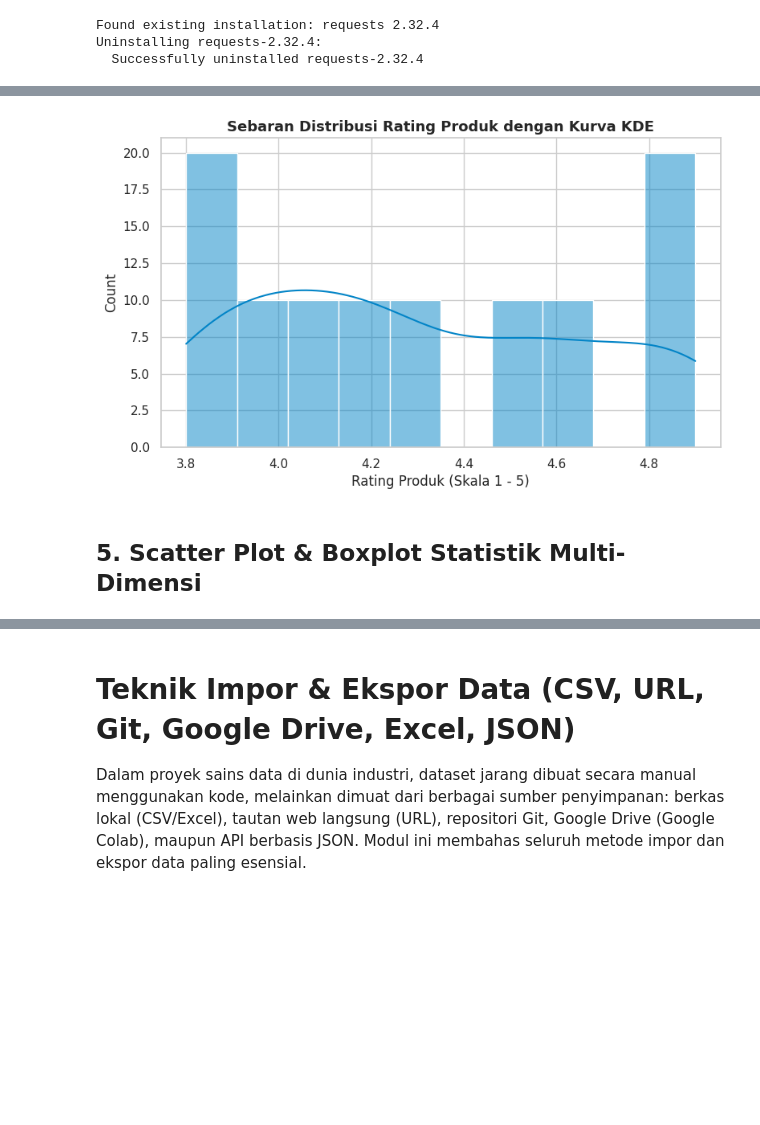
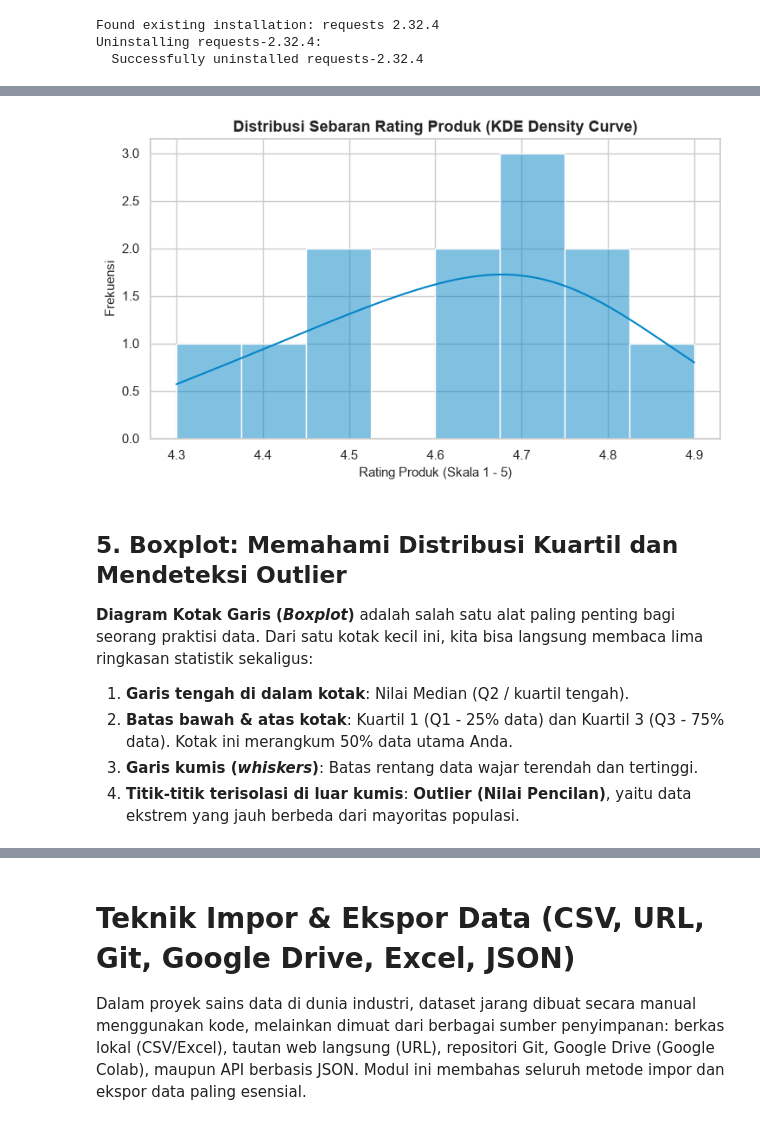
Before and after one commit to putuwahyu29/awd-course, a Jupyter notebook: public/notebooks/python-data-science/bab-2-package-data-science-lengkap.ipynb, the cells around one changed output, grey strips where cells are left out. Drawn from its saved outputs; the diff is of its cells as text; code cells hidden in the pictures; blank space fills up the shorter version.

```diff
--- a/public/notebooks/python-data-science/bab-2-package-data-science-lengkap.ipynb
+++ b/public/notebooks/python-data-science/bab-2-package-data-science-lengkap.ipynb
@@ -481,0 +1151,19 @@ data_transaksi.head()
+# %%
+import seaborn as sns
+import matplotlib.pyplot as plt
+import pandas as pd
+
+# Mengatur tema visual bersih bawaan Seaborn
+sns.set_theme(style="whitegrid")
+
+# Membuat dataset transaksi e-commerce
+data_transaksi = pd.DataFrame({
+    'Kategori': ['Komputer', 'Komputer', 'Aksesoris', 'Aksesoris', 'Audio', 'Audio', 'Komputer', 'Aksesoris', 'Audio', 'Komputer', 'Aksesoris', 'Audio'],
+    'Harga_Ribu': [8500, 12000, 150, 450, 800, 1500, 9200, 250, 1100, 7800, 350, 1800],
+    'Terjual': [15, 8, 85, 40, 30, 22, 12, 60, 25, 18, 50, 19],
+    'Metode_Bayar': ['Transfer', 'QRIS', 'QRIS', 'Cash', 'QRIS', 'Transfer', 'Transfer', 'Cash', 'QRIS', 'Transfer', 'QRIS', 'Transfer'],
+    'Rating': [4.8, 4.9, 4.5, 4.7, 4.3, 4.6, 4.7, 4.4, 4.5, 4.6, 4.8, 4.7]
+})
+
+print("Tabel Transaksi (5 Baris Pertama):")
+print(data_transaksi.head())
@@ -493,11 +1209,27 @@ KDE (*Kernel Density Estimate*) memperlihatkan perkiraan kurva kepadatan probabi
 # %%
-plt.figure(figsize=(9, 5))
-sns.histplot(data=data_transaksi, x='Rating', kde=True, color='#0284c7', bins=10)
-plt.title('Sebaran Distribusi Rating Produk dengan Kurva KDE', fontsize=13, fontweight='bold')
-plt.xlabel('Rating Produk (Skala 1 - 5)')
+plt.figure(figsize=(8.5, 4.5))
+
+# Histogram dengan estimasi kurva mulus KDE
+sns.histplot(
+    data=data_transaksi,
+    x='Rating',
+    kde=True,
+    color='#0284c7',
+    bins=8
+)
+
+plt.title('Distribusi Sebaran Rating Produk (KDE Density Curve)', fontsize=13, fontweight='bold')
+plt.xlabel('Rating Produk (Skala 1 - 5)', fontsize=11)
+plt.ylabel('Frekuensi', fontsize=11)
 plt.show()
 # %% [output]
-[figure, old version]
+[figure, new version]
-# %% [markdown]
-## 5. Scatter Plot & Boxplot Statistik Multi-Dimensi
+# %% [markdown]
+## 5. Boxplot: Memahami Distribusi Kuartil dan Mendeteksi Outlier
+
+**Diagram Kotak Garis (*Boxplot*)** adalah salah satu alat paling penting bagi seorang praktisi data. Dari satu kotak kecil ini, kita bisa langsung membaca lima ringkasan statistik sekaligus:
+1. **Garis tengah di dalam kotak**: Nilai Median (Q2 / kuartil tengah).
+2. **Batas bawah & atas kotak**: Kuartil 1 (Q1 - 25% data) dan Kuartil 3 (Q3 - 75% data). Kotak ini merangkum 50% data utama Anda.
+3. **Garis kumis (*whiskers*)**: Batas rentang data wajar terendah dan tertinggi.
+4. **Titik-titik terisolasi di luar kumis**: **Outlier (Nilai Pencilan)**, yaitu data ekstrem yang jauh berbeda dari mayoritas populasi.
 # %%
```
Also changed, not shown: parts of 127 cells of this notebook, 28 other files.
